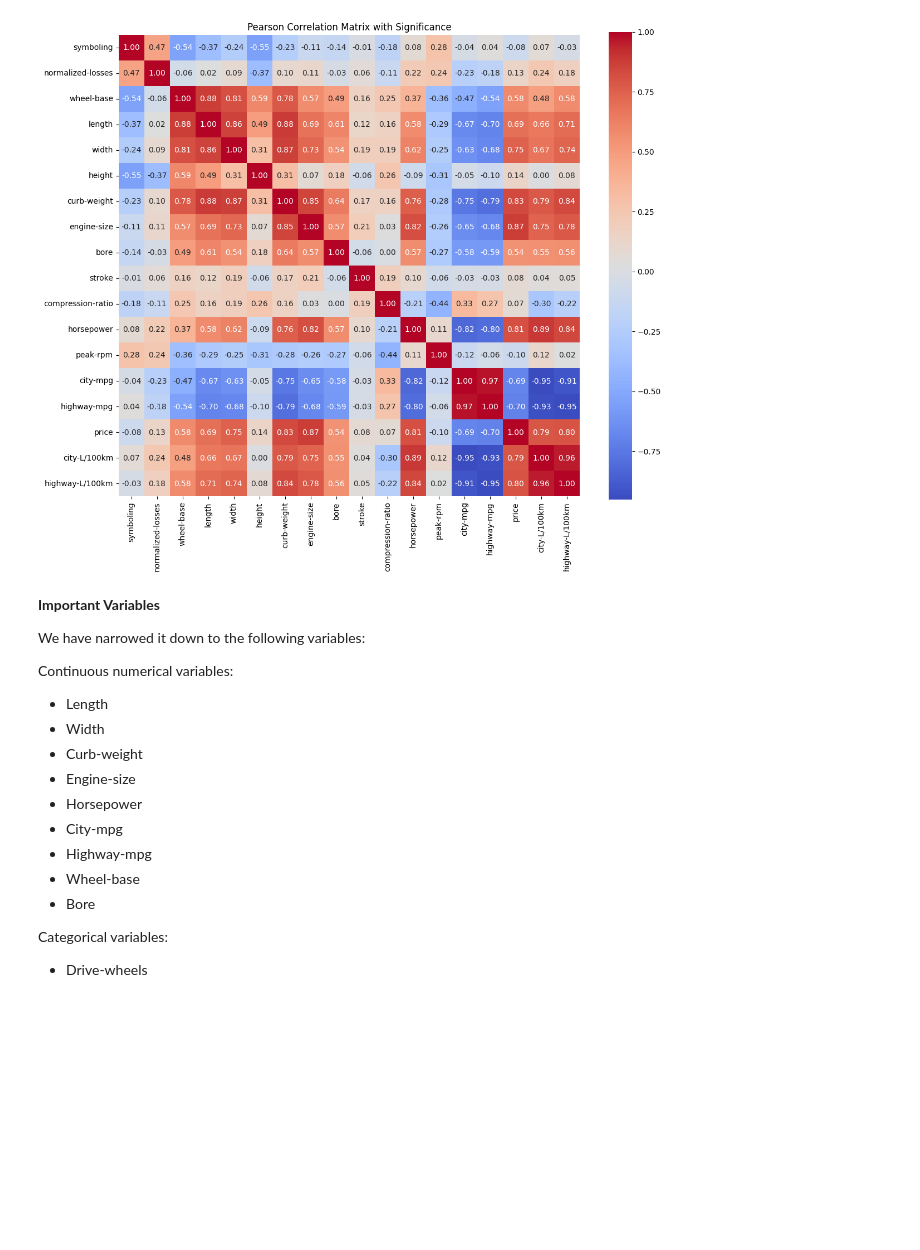
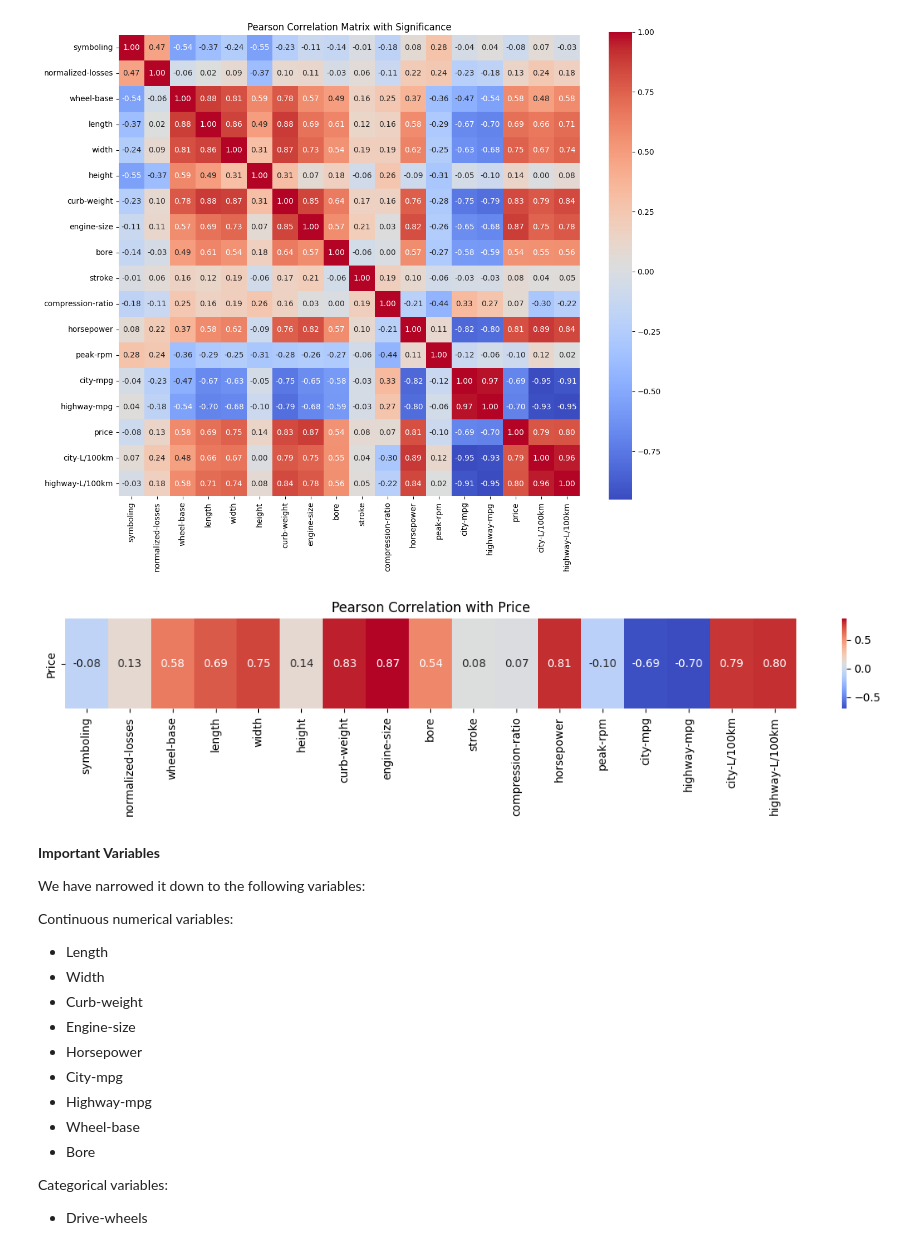
Before and after one commit to ElsonFilho/Python_DataAnalysis, a Jupyter notebook: notebooks/03_Exploratory_Data_Analysis.ipynb, the cells around one changed output. Cells and saved outputs as stored; diff of their text form; code cells hidden in the pictures; blank space fills up the shorter version.

```diff
--- a/notebooks/03_Exploratory_Data_Analysis.ipynb
+++ b/notebooks/03_Exploratory_Data_Analysis.ipynb
@@ -471,6 +473,25 @@ plt.tight_layout()
 plt.show()
 # %% [output]
 [figure]
+# %%
+# Focusing on the correlation of 'price' with other numerical variables
+
+# Identify numerical columns (excluding 'price')
+numerical_cols = df.select_dtypes(include=np.number).columns
+other_numerical_cols = [col for col in numerical_cols if col != 'price']
+
+price_correlations = df[other_numerical_cols].corrwith(df['price']).to_frame().T
+
+# Create the heatmap
+plt.figure(figsize=(12, 3))  # Adjust figure size as needed (wide and short)
+sns.heatmap(price_correlations, annot=True, cmap='coolwarm', fmt=".2f", cbar=True,
+            yticklabels=['Price'])  # Label the single row
+
+plt.title('Pearson Correlation with Price')
+plt.tight_layout()
+plt.show()
+# %% [output]
+[figure, added]
 # %% [markdown]
 **Important Variables**
 
```
Also changed, not shown: parts of 1 cell of this notebook.
